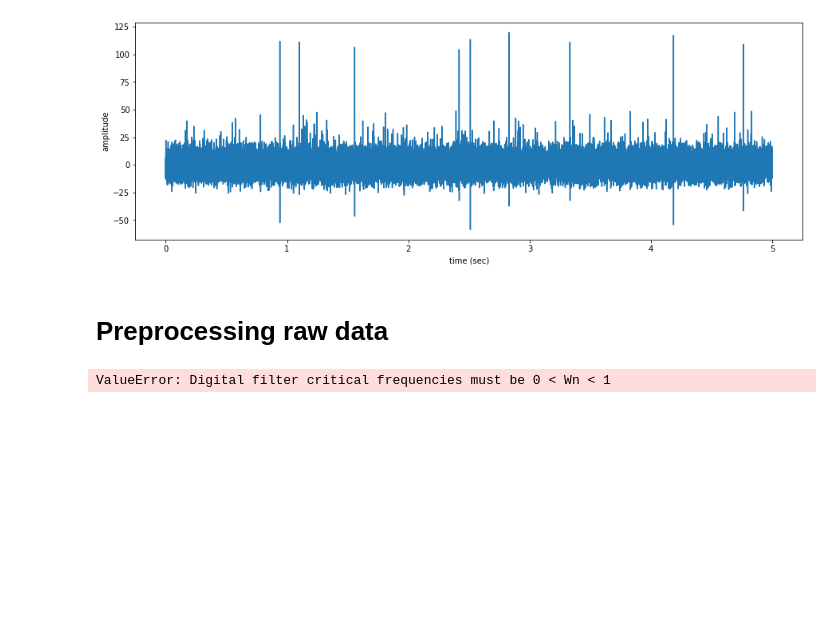
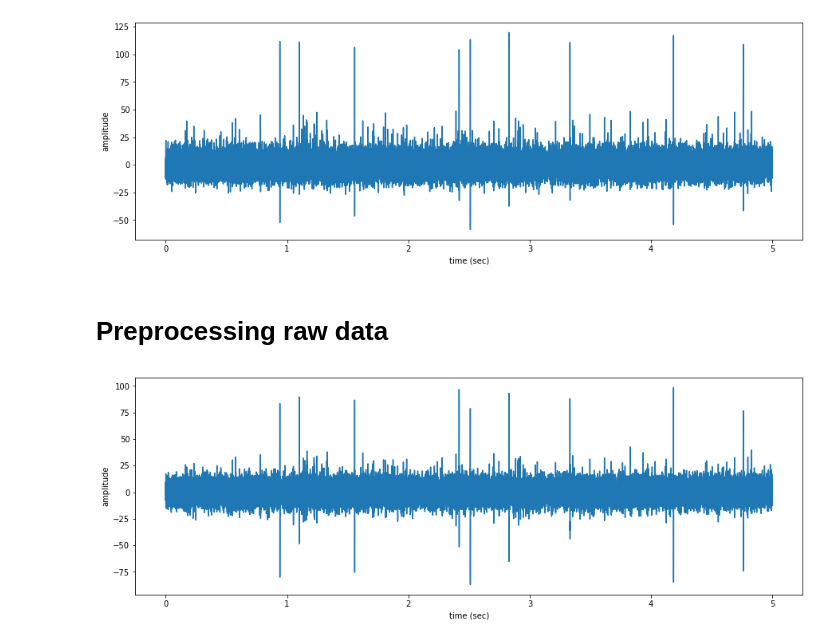
Before and after one commit to bfernandes1998/SpikeSort, a Jupyter notebook: SpikeSortActivity.ipynb, the cells around one changed output. Saved outputs shown, nothing was run; the diff lists cells and outputs as text; code cells hidden in the pictures; blank space fills up the shorter version.

Commit message:
Fixed sampling rate and filtered data plot.

```diff
--- a/SpikeSortActivity.ipynb
+++ b/SpikeSortActivity.ipynb
@@ -56,11 +56,19 @@ plt.show()
 # %%
 from scipy.signal import butter, lfilter
 
 # preprocess raw data by bandpass filtering 300-6000 Hz range using a 2nd order IIR bandpass filter (Butterworth)
 b, a = butter(2, [300/(f_s/2), 6000/(f_s/2)], btype='band')
 filtered_data = lfilter(b, a, data)
+
+# display filtered data
+fig = plt.figure(figsize=(15, 5))
+ax = fig.add_subplot()
+ax.plot(t[0:5*f_s], filtered_data[0:5*f_s])
+ax.set_xlabel('time (sec)')
+ax.set_ylabel('amplitude')
+plt.show()
 # %% [output]
-ValueError: Digital filter critical frequencies must be 0 < Wn < 1
+[figure, added]
 # %%
 # determine a threshold to detect spikes
 # %%
```
